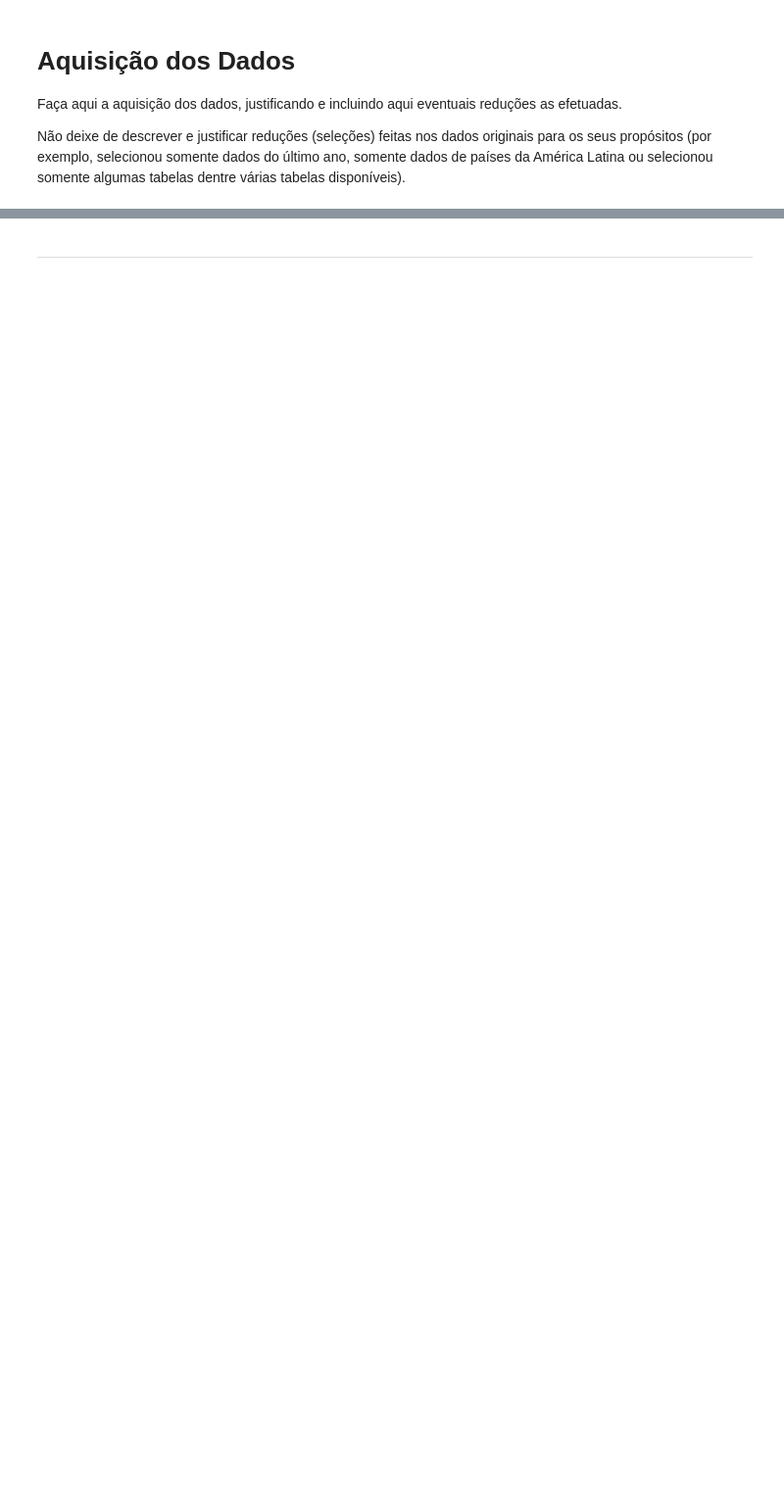
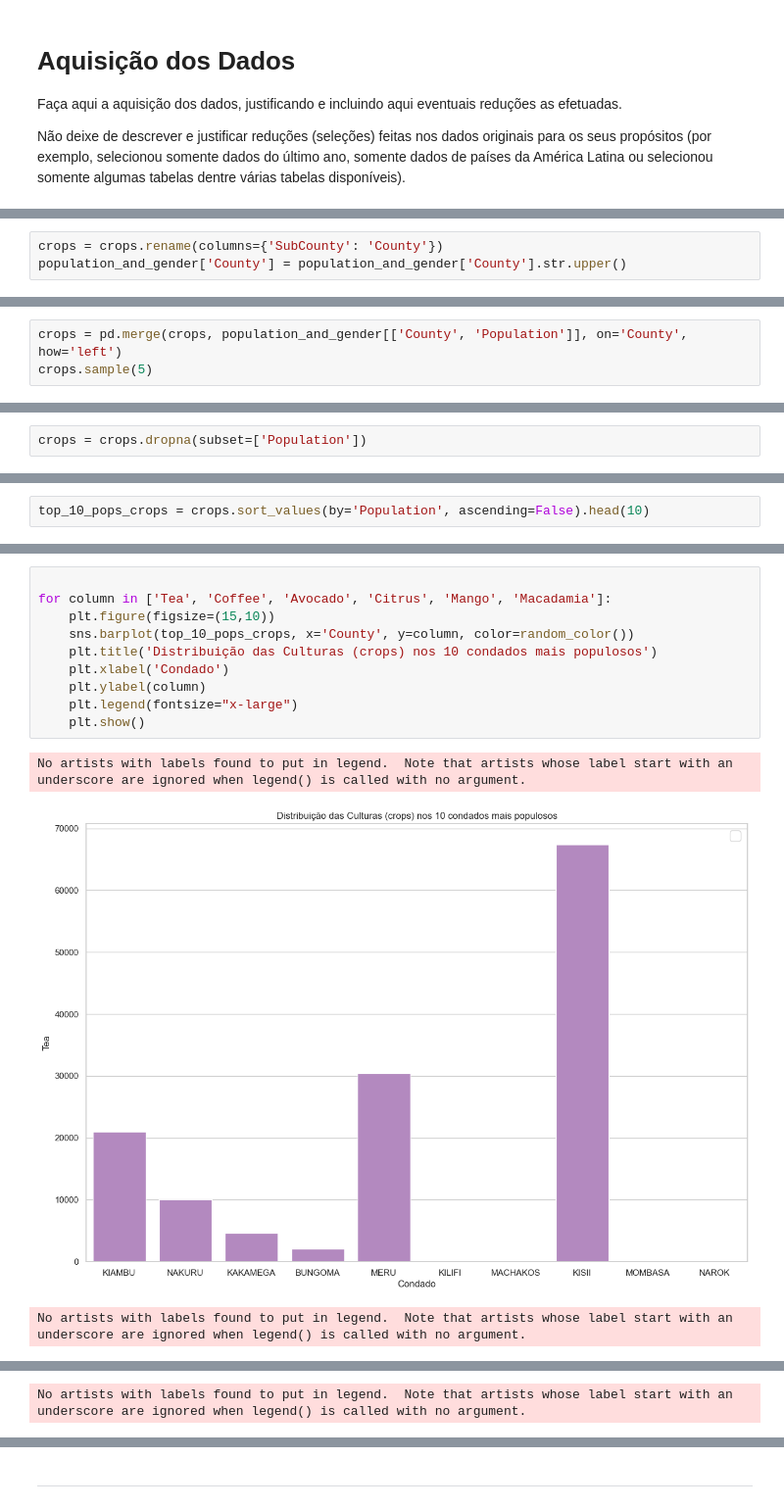
Before and after one commit to victorteodoro/exploratory-data-analysis-mackenzie, a Jupyter notebook: code/aula 7/AED_Projeto.ipynb, the cells around one changed output, grey strips where cells are left out. Shown at 98% size. Saved outputs shown, nothing was run; the diff lists cells and outputs as text; blank space fills up the shorter version.

```diff
--- a/code/aula 7/AED_Projeto.ipynb
+++ b/code/aula 7/AED_Projeto.ipynb
@@ -163,0 +348,3 @@ Com base nas suas análises o que você conclui? Essa é uma parte importante do
+# %%
+crops = crops.rename(columns={'SubCounty': 'County'})
+population_and_gender['County'] = population_and_gender['County'].str.upper()
@@ -163,0 +355,3 @@ Com base nas suas análises o que você conclui? Essa é uma parte importante do
+# %%
+crops = pd.merge(crops, population_and_gender[['County', 'Population']], on='County', how='left')
+crops.sample(5)
@@ -163,0 +367,2 @@ Com base nas suas análises o que você conclui? Essa é uma parte importante do
+# %%
+crops = crops.dropna(subset=['Population'])
@@ -163,0 +371,2 @@ Com base nas suas análises o que você conclui? Essa é uma parte importante do
+# %%
+top_10_pops_crops = crops.sort_values(by='Population', ascending=False).head(10)
@@ -163,0 +375,14 @@ Com base nas suas análises o que você conclui? Essa é uma parte importante do
+# %%
+
+for column in ['Tea', 'Coffee', 'Avocado', 'Citrus', 'Mango', 'Macadamia']:
+    plt.figure(figsize=(15,10))
+    sns.barplot(top_10_pops_crops, x='County', y=column, color=random_color())
+    plt.title('Distribuição das Culturas (crops) nos 10 condados mais populosos')
+    plt.xlabel('Condado')
+    plt.ylabel(column)
+    plt.legend(fontsize="x-large")
+    plt.show()
+# %% [output]
+No artists with labels found to put in legend.  Note that artists whose label start with an underscore are ignored when legend() is called with no argument.
+[figure, added]
+No artists with labels found to put in legend.  Note that artists whose label start with an underscore are ignored when legend() is called with no argument.
@@ -163,0 +390 @@ Com base nas suas análises o que você conclui? Essa é uma parte importante do
+No artists with labels found to put in legend.  Note that artists whose label start with an underscore are ignored when legend() is called with no argument.
```
Also changed, not shown: parts of 105 cells of this notebook, 1 other file.
